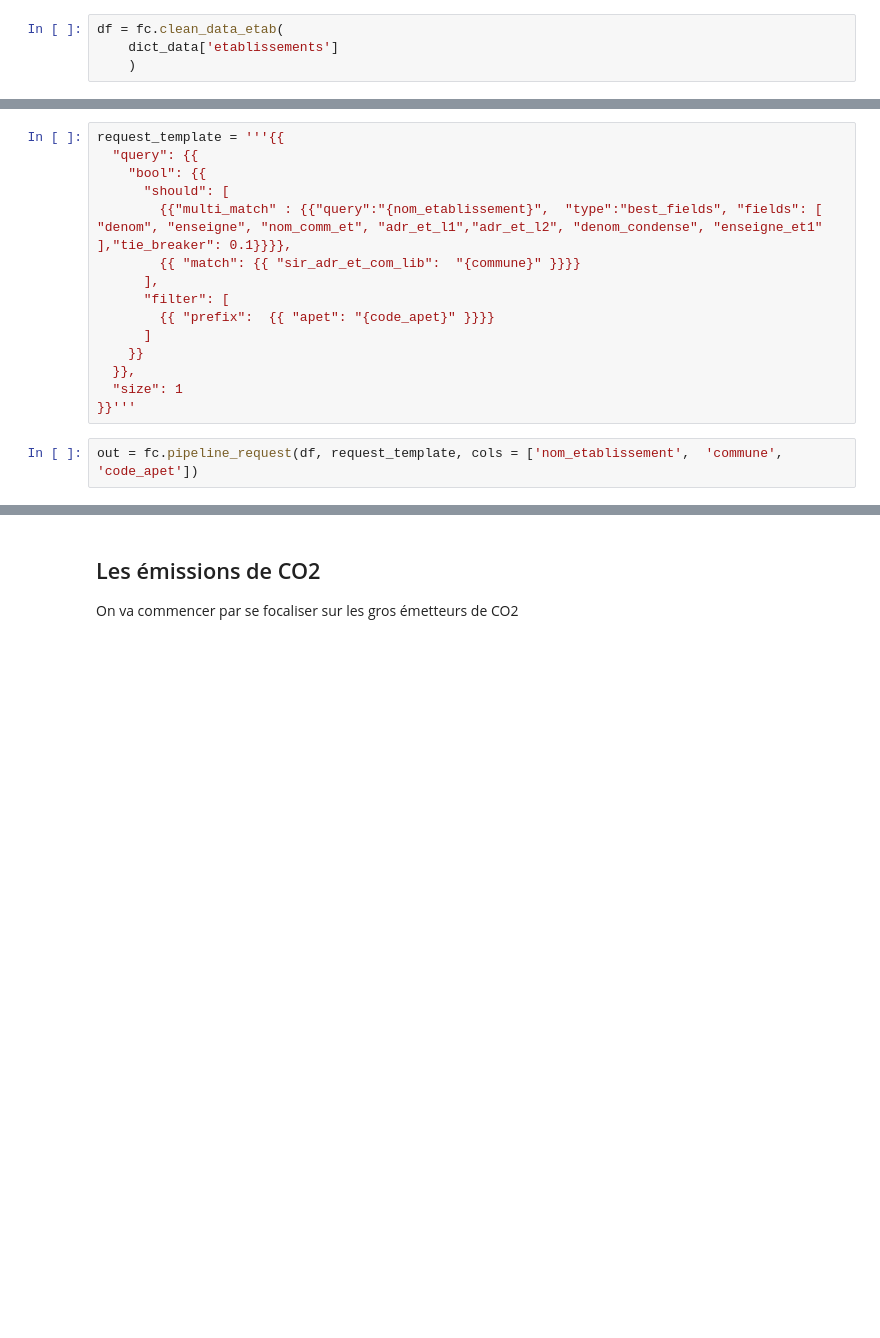
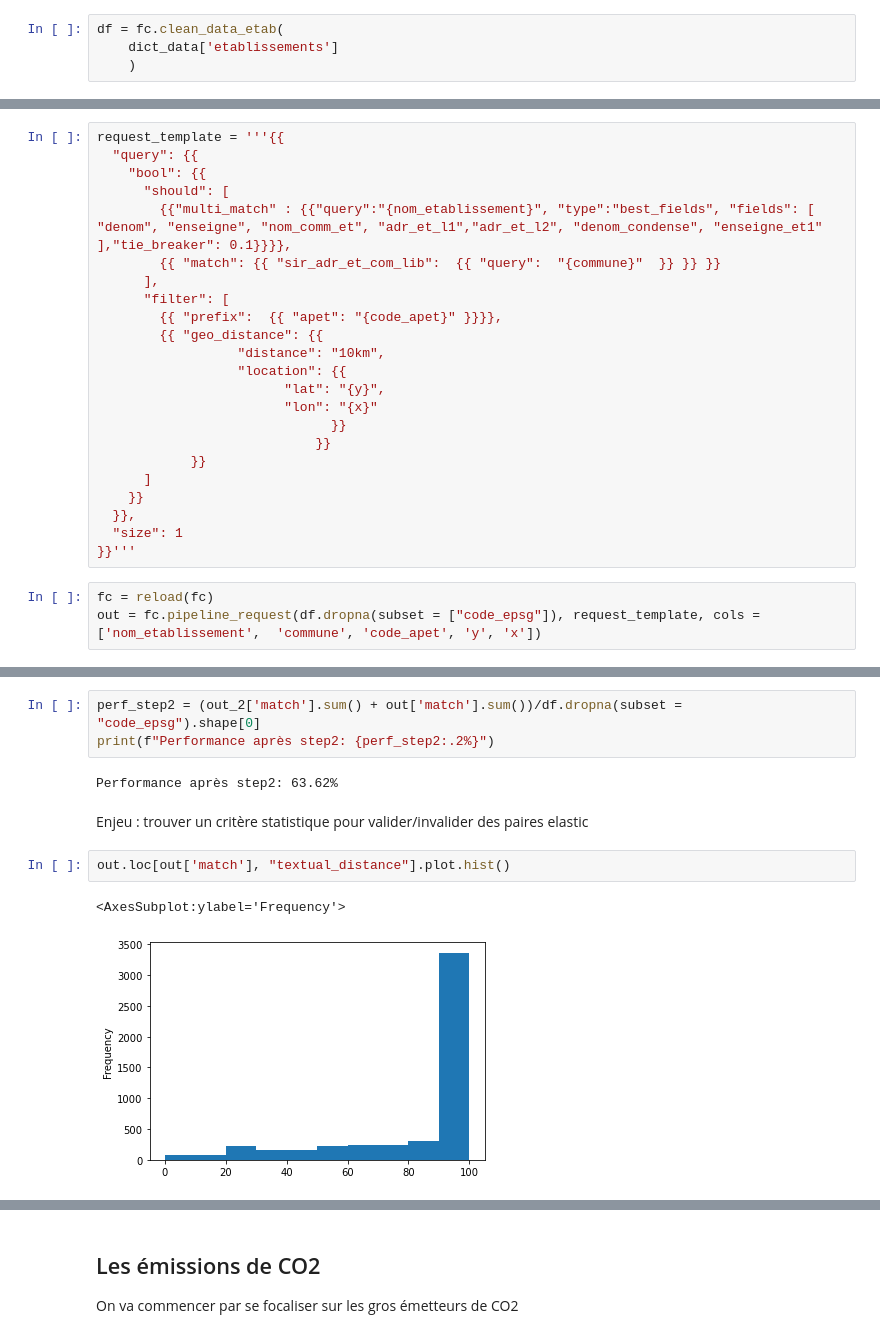
Before and after one commit to raphaeleadjerad/irep, a Jupyter notebook: notebooks/exploration.ipynb, the cells around one changed output, grey strips where cells are left out. Cells and saved outputs as stored; diff of their text form; blank space fills up the shorter version.

```diff
--- a/notebooks/exploration.ipynb
+++ b/notebooks/exploration.ipynb
@@ -17,16 +22,25 @@ request_template = '''{{
   "query": {{
     "bool": {{
       "should": [
-        {{"multi_match" : {{"query":"{nom_etablissement}",  "type":"best_fields", "fields": [ "denom", "enseigne", "nom_comm_et", "adr_et_l1","adr_et_l2", "denom_condense", "enseigne_et1" ],"tie_breaker": 0.1}}}},
-        {{ "match": {{ "sir_adr_et_com_lib":  "{commune}" }}}}
+        {{"multi_match" : {{"query":"{nom_etablissement}", "type":"best_fields", "fields": [ "denom", "enseigne", "nom_comm_et", "adr_et_l1","adr_et_l2", "denom_condense", "enseigne_et1" ],"tie_breaker": 0.1}}}},
+        {{ "match": {{ "sir_adr_et_com_lib":  {{ "query":  "{commune}"  }} }} }}
       ],
       "filter": [
-        {{ "prefix":  {{ "apet": "{code_apet}" }}}}
+        {{ "prefix":  {{ "apet": "{code_apet}" }}}},
+        {{ "geo_distance": {{
+                  "distance": "10km",
+                  "location": {{
+                        "lat": "{y}",
+                        "lon": "{x}"
+                              }}
+                            }}
+            }}
       ]
     }}
   }},
   "size": 1
 }}'''
 # %%
-out = fc.pipeline_request(df, request_template, cols = ['nom_etablissement',  'commune', 'code_apet'])
+fc = reload(fc)
+out = fc.pipeline_request(df.dropna(subset = ["code_epsg"]), request_template, cols = ['nom_etablissement',  'commune', 'code_apet', 'y', 'x'])
 # %% [output]
@@ -43,0 +137,12 @@ request_template_geo = '''{{
+# %%
+perf_step2 = (out_2['match'].sum() + out['match'].sum())/df.dropna(subset = "code_epsg").shape[0]
+print(f"Performance après step2: {perf_step2:.2%}")
+# %% [output]
+Performance après step2: 63.62%
+# %% [markdown]
+Enjeu : trouver un critère statistique pour valider/invalider des paires elastic
+# %%
+out.loc[out['match'], "textual_distance"].plot.hist()
+# %% [output]
+<AxesSubplot:ylabel='Frequency'>
+[figure, added]
```
Also changed, not shown: parts of 11 cells of this notebook, 1 other file.
